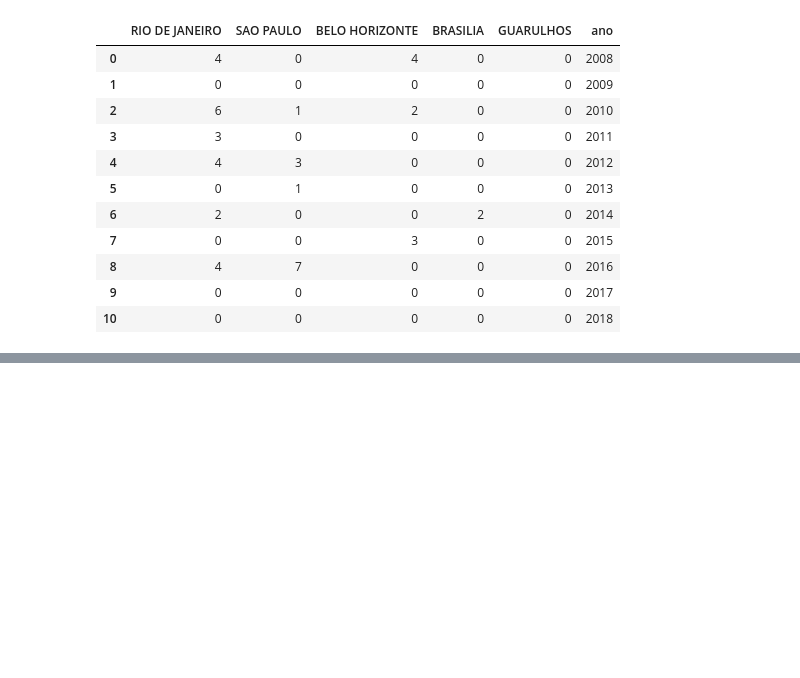
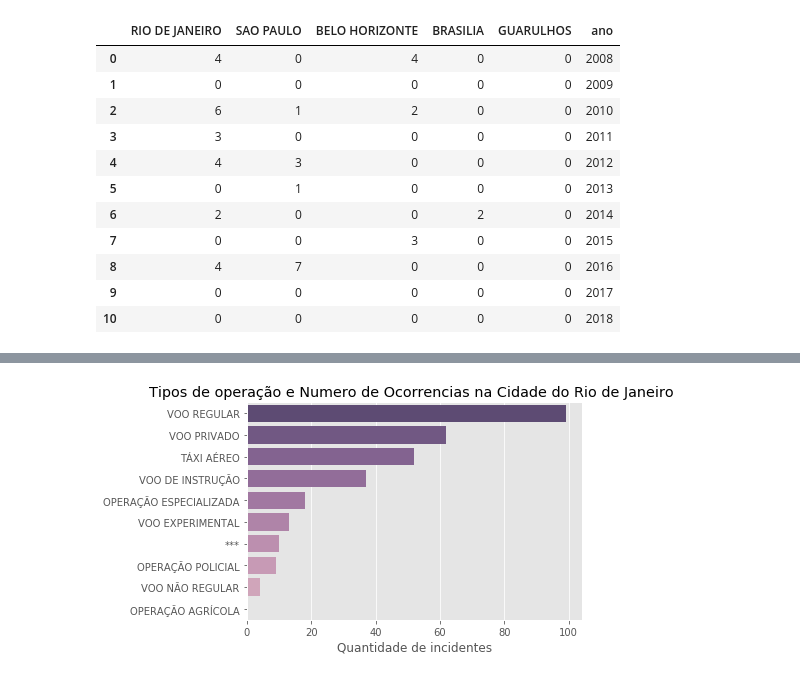
Before and after one commit to jhiltonsantos/ADS-Estatistica-IFPI, a Jupyter notebook: AcidentesFinalizado.ipynb, the cells around one changed output, grey strips where cells are left out. Cells and saved outputs as stored; diff of their text form; code cells hidden in the pictures; blank space fills up the shorter version.

```diff
--- a/AcidentesFinalizado.ipynb
+++ b/AcidentesFinalizado.ipynb
@@ -480,3 +479,25 @@ fig = go.Figure(data=data, layout=layout)
 py.iplot(fig)
 # %% [output]
 [interactive output not drawn]
+# %%
+operacao_rj = list(set(dados_prontos['aeronave_tipo_operacao']))
+todos_operacao_rj = list(dados_prontos.loc[(dados_prontos['ocorrencia_cidade'])=='RIO DE JANEIRO',
+                                           ['aeronave_tipo_operacao']]
+                         ['aeronave_tipo_operacao'])
+
+qtd_operacao_rj = pd.DataFrame({'Tipo':operacao_rj, 'Ocorrencia': [todos_operacao_rj.count(i) for i in operacao_rj]})
+qtd_operacao_rj = qtd_operacao_rj.sort_values(['Ocorrencia'])
+
+f, ax = plt.subplots()
+pallete = sns.cubehelix_palette(10, 3, 0.4, 0.60, 0.8, 0.6)
+
+sns.barplot(qtd_operacao_rj['Ocorrencia'], qtd_operacao_rj['Tipo'], palette=pallete)
+
+ax.invert_yaxis()
+ax.set_xlabel('Quantidade de incidentes')
+ax.set_ylabel("")
+ax.set_title('Tipos de operação e Numero de Ocorrencias na Cidade do Rio de Janeiro ')
+
+plt.show()
+# %% [output]
+[figure, added]
```
Also changed, not shown: parts of 5 cells of this notebook.
